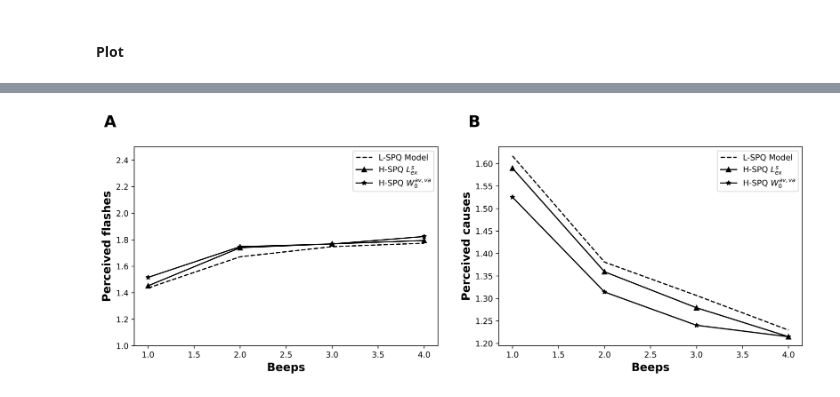
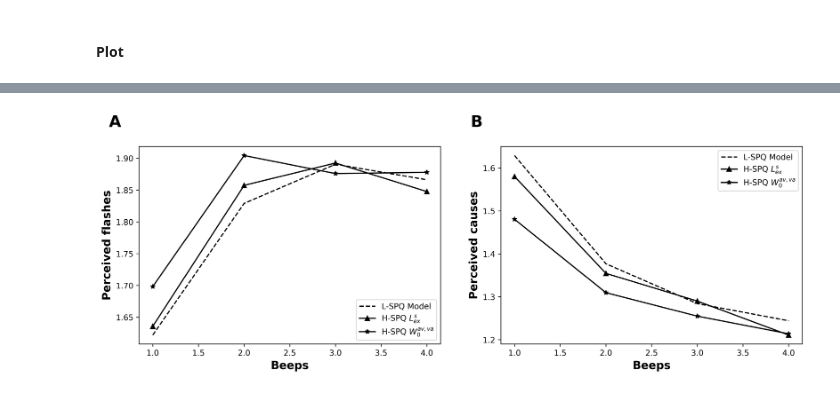
Before and after one commit to renatoparedes/SCZ_DFI_Model, a Jupyter notebook: Predictions.ipynb, the cells around one changed output, grey strips where cells are left out. Drawn from its saved outputs; the diff is of its cells as text; code cells hidden in the pictures.

```diff
--- a/Predictions.ipynb
+++ b/Predictions.ipynb
@@ -243,7 +245,7 @@ ax1.plot(
 )
 ax1.set_ylabel("Perceived flashes", size=14, weight="bold")
 ax1.set_xlabel("Beeps", size=14, weight="bold")
-ax1.set_ylim(1, 2.5)
+# ax1.set_ylim(1, 2)
 ax1.legend()
 ax1.text(
     -0.1,
@@ -272,6 +274,7 @@ ax2.plot(
 )
 ax2.set_ylabel("Perceived causes", size=14, weight="bold")
 ax2.set_xlabel("Beeps", size=14, weight="bold")
+# ax2.set_ylim(1, 2)
 ax2.legend()
 
 ax2.text(
@@ -283,5 +286,5 @@ ax2.text(
     weight="bold",
 )
 
-fig.savefig("drafts/FIG5.eps", bbox_inches="tight", format="eps")
+# fig.savefig("drafts/FIG5.eps", bbox_inches="tight", format="eps")
 # %% [output]
@@ -289,4 +292,4 @@ WARNING:matplotlib.backends.backend_ps:The PostScript backend does not support t
-[figure, old version]
+[figure, new version]
 # %%
 print(flashes_per_beep)
 print(flashes_per_beep_hspq)
```
Also changed, not shown: parts of 5 cells of this notebook, 3 other files.
